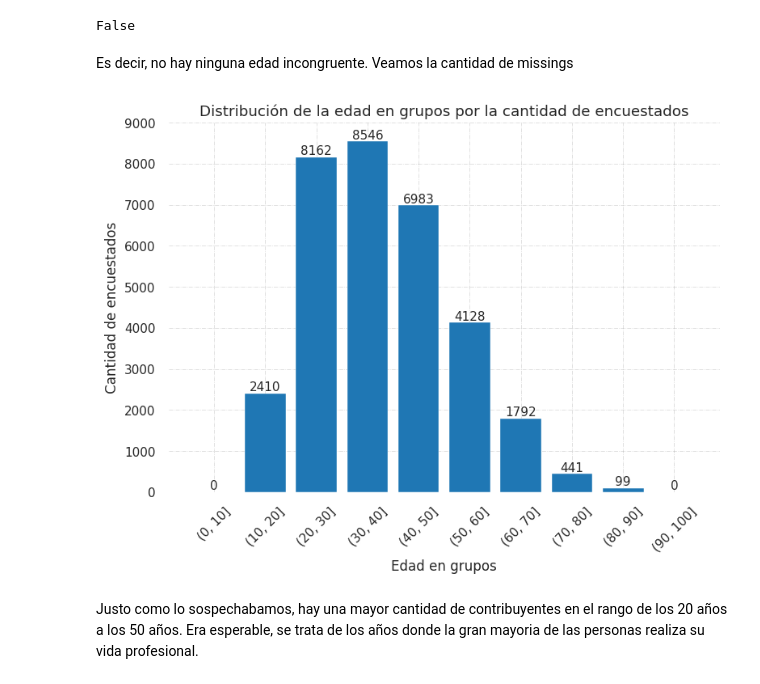
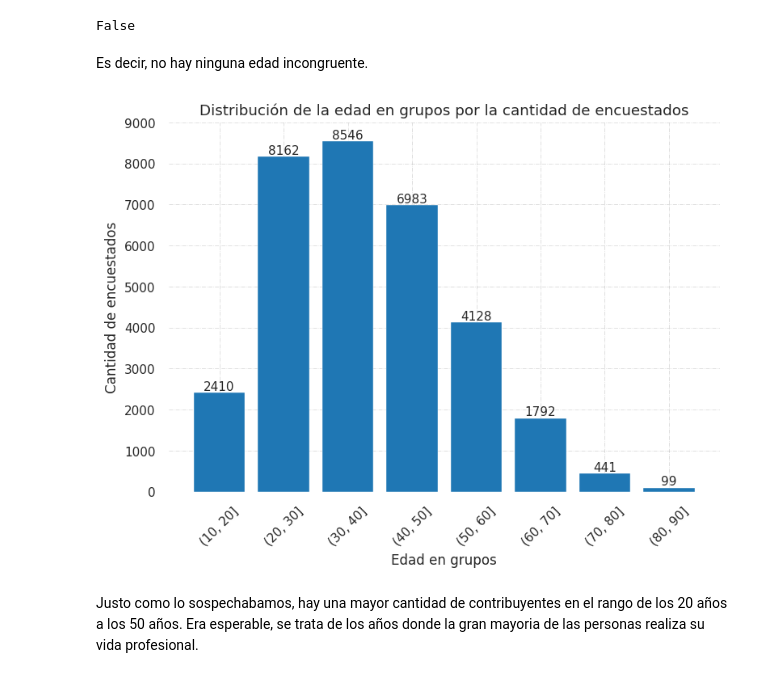
Before and after one commit to fjpacheco/machine-learning, a Jupyter notebook: notebook_definitivo.ipynb, the cells around one changed output. Drawn from its saved outputs; the diff is of its cells as text; code cells hidden in the pictures.

```diff
--- a/notebook_definitivo.ipynb
+++ b/notebook_definitivo.ipynb
@@ -247,30 +247,30 @@ Antes de analizar, nos preguntamos por los missings, chequemos las variables num
 # %% [output]
 False
 # %% [markdown]
-Es decir, no hay ninguna edad incongruente. Veamos la cantidad de missings
+Es decir, no hay ninguna edad incongruente.
 # %%
 fig, ax = plt.subplots(dpi=110)
 
-rango_edades =  np.arange(0,110,10)
+rango_edades =  np.arange(10,100,10)
 cantidad_en_rango = pd.Series(pd.cut(df['edad'], bins = rango_edades).value_counts()).sort_index()
 
 ploted = plt.bar(cantidad_en_rango.index.astype(str), cantidad_en_rango.values)
 
 for rect in ploted:
     height = rect.get_height()
     ax.text(rect.get_x() + rect.get_width()/2., height,
             '%d' % int(height),
             ha='center', va='bottom')
 
 plt.title("Distribución de la edad en grupos por la cantidad de encuestados")
 plt.ylabel("Cantidad de encuestados")
 plt.xlabel("Edad en grupos")
 plt.grid(b = True, color ='grey', linestyle ='-.', linewidth = 0.5, alpha = 0.3)
 plt.tick_params('x',labelrotation=45)
 plt.yticks(np.arange(0,9500, 1000))
 plt.show()
 # %% [output]
-[figure, old version]
+[figure, new version]
 # %% [markdown]
 Justo como lo sospechabamos, hay una mayor cantidad de contribuyentes en el rango de los 20 años a los 50 años. Era esperable, se trata de los años donde la gran mayoria de las personas realiza su vida profesional.
 # %% [markdown]
```
Also changed, not shown: parts of 39 cells of this notebook, 3 other files.
